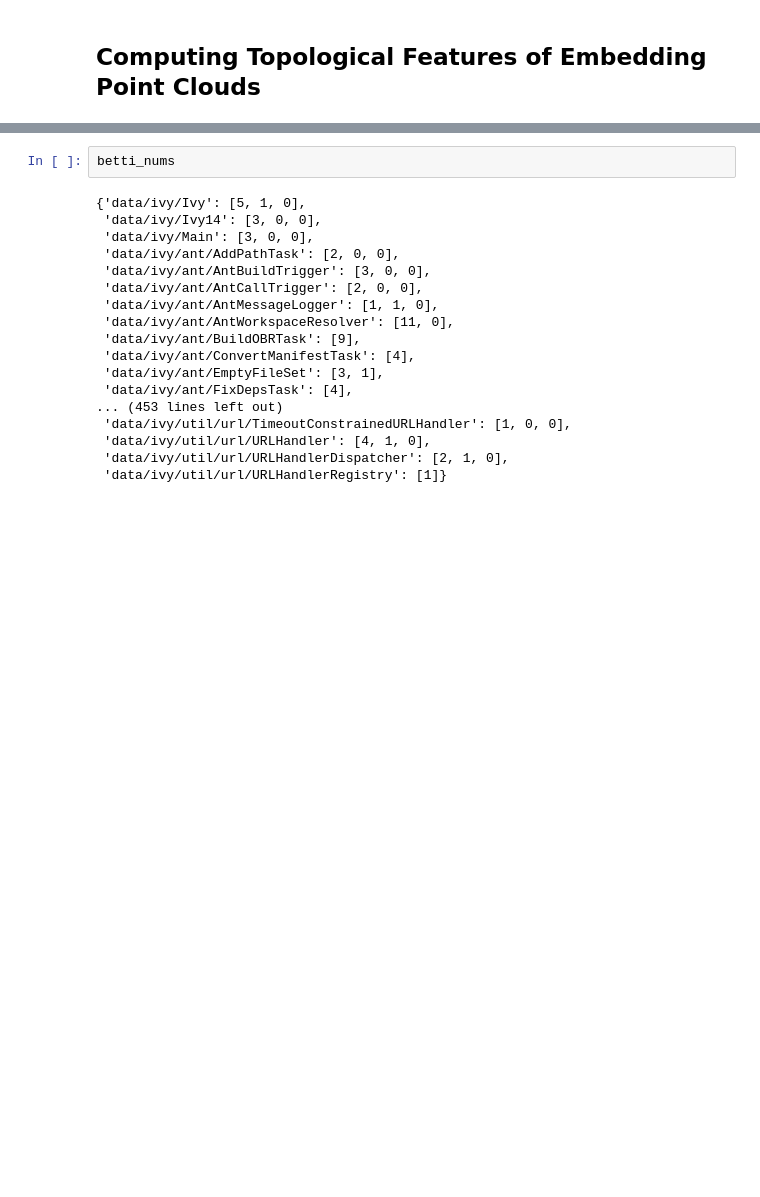
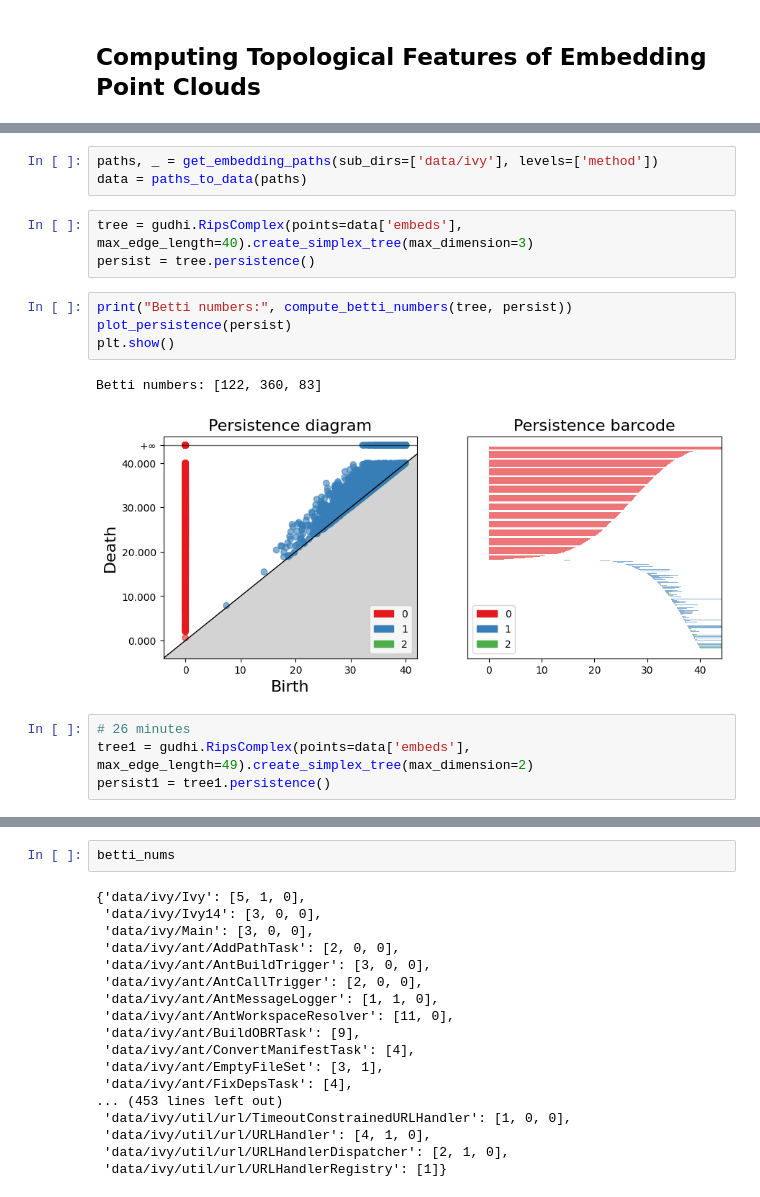
Before and after one commit to CynthiaTheGriffin/topology_project, a Jupyter notebook: AnalyticalEngineering2.ipynb, the cells around one changed output, grey strips where cells are left out. Saved outputs shown, nothing was run; the diff lists cells and outputs as text; blank space fills up the shorter version.

```diff
--- a/AnalyticalEngineering2.ipynb
+++ b/AnalyticalEngineering2.ipynb
@@ -123,0 +177,17 @@ def paths_to_data(paths:Iterable[str]) -> dict:
+# %%
+paths, _ = get_embedding_paths(sub_dirs=['data/ivy'], levels=['method'])
+data = paths_to_data(paths)
+# %%
+tree = gudhi.RipsComplex(points=data['embeds'], max_edge_length=40).create_simplex_tree(max_dimension=3)
+persist = tree.persistence()
+# %%
+print("Betti numbers:", compute_betti_numbers(tree, persist))
+plot_persistence(persist)
+plt.show()
+# %% [output]
+Betti numbers: [122, 360, 83]
+[figure, added]
+# %%
+# 26 minutes
+tree1 = gudhi.RipsComplex(points=data['embeds'], max_edge_length=49).create_simplex_tree(max_dimension=2)
+persist1 = tree1.persistence()
```
Also changed, not shown: parts of 21 cells of this notebook.
